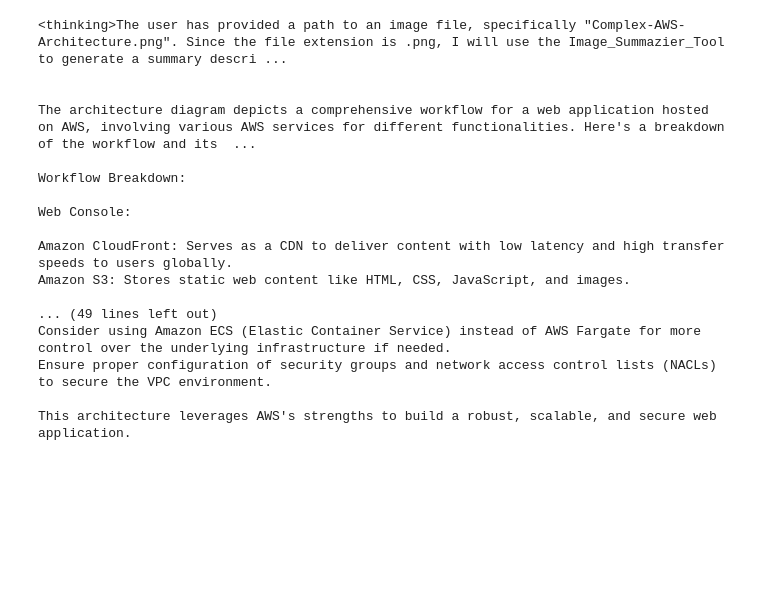
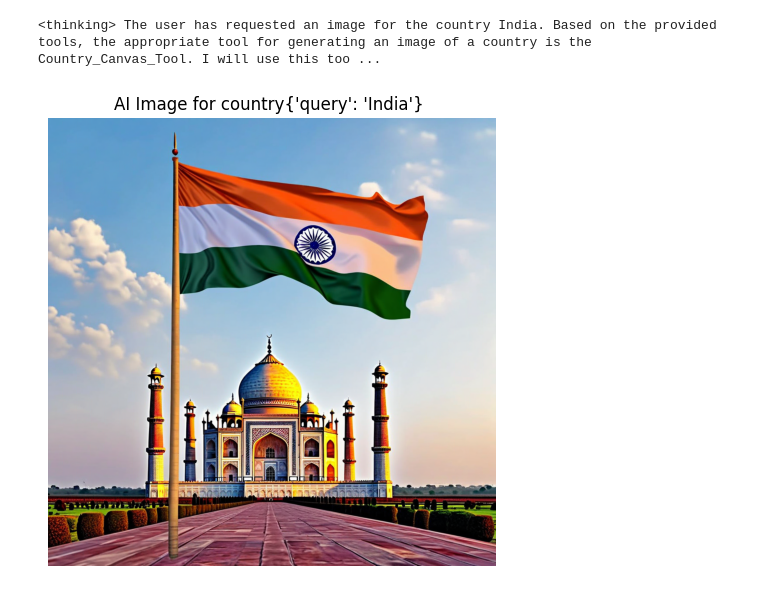
Before and after one commit to h-swathi-shenoy/aws-genai, a Jupyter notebook: AmazonNova/agents/coversational-agent.ipynb, the cells around one changed output. Saved outputs shown, nothing was run; the diff lists cells and outputs as text; code cells hidden in the pictures; blank space fills up the shorter version.

Commit message:
working code for calling tools in notebook

```diff
--- a/AmazonNova/agents/coversational-agent.ipynb
+++ b/AmazonNova/agents/coversational-agent.ipynb
@@ -11,39 +13,5 @@ bedrock_runtime_client = boto3.client("bedrock-runtime", region_name='us-east-1'
 # %%
 model_id_micro = "amazon.nova-micro-v1:0"
-# %%
-def document_summarizer(path:str):
-    '''
-    Tool to summarize a given document i.e. directly send the document to Bedrock without extracting the text in a document
-    '''
-    with open(path, "rb") as doc_file:
-        doc_bytes = doc_file.read()
-
-    doc_message = {
-    "role": "user",
-    "content": [
-        {
-            "document": {
-                "name": "document",
-                "format": "pdf",
-                "source": {
-                    "bytes": doc_bytes #no base64 encoding required!
-                }
-            }
-        },
-        { "text": "For a given document, give me the summary in the bulleted format. Summary generated should be formatted with markdown. Include images and tables as well in markdown" }
-    ]
-}
-    response = bedrock_runtime_client.converse(
-    modelId=model_id_micro,
-    messages=[doc_message],
-    inferenceConfig={
-        "maxTokens": 2000,
-        "temperature": 0
-    },
-)
-    response_text = response['output']['message']['content'][0]['text']
-    print(response_text)
-    return
 # %%
 SYSTEM_PROMPT = """
 You are an helpful AI assistant that provides for user-specified query using only
@@ -86,6 +49,15 @@ initial_message = {
     ],
 }
 conversation.append(initial_message)
+# %%
+conversation = []
+initial_message = {
+    "role": "user",
+    "content": [
+        { "text": "Generate image for country india" }
+    ],
+}
+conversation.append(initial_message)
 # %%
 #
 # Step 5: Send the message with the tool config and system prompt
@@ -171,52 +143,37 @@ for content_block in response_content_blocks:
             }
         })
 
-      elif tool_use_name == 'Canvas_Tool':
+      elif tool_use_name == 'Country_Canvas_Tool':
         country_canvas(tool_use_block['input'])
 
         ## for follow up queries
         follow_up_content_blocks.append({
             "toolResult": {
                 "toolUseId": tool_use_block['toolUseId'],
                 "content": [
                     {
                         "json": {
                             "result": tool_result_value
                         }
                     }
                 ]
             }
         })
 
       # Handle unknown tools
       else:
         follow_up_content_blocks.append({
           "toolResult": {
             "toolUseId": tool_use_block['toolUseId'],
             "content": [
                 {
                     "text": "unknown tool" + tool_use_name
 
                 }
             ],
             "status": "error"
           }
         })
 # %% [output]
-<thinking>The user has provided a path to an image file, specifically "Complex-AWS-Architecture.png". Since the file extension is .png, I will use the Image_Summazier_Tool to generate a summary descri ...
-
-
-The architecture diagram depicts a comprehensive workflow for a web application hosted on AWS, involving various AWS services for different functionalities. Here's a breakdown of the workflow and its  ...
-
-Workflow Breakdown:
-
-Web Console:
-
-Amazon CloudFront: Serves as a CDN to deliver content with low latency and high transfer speeds to users globally.
-Amazon S3: Stores static web content like HTML, CSS, JavaScript, and images.
-
-... (49 lines left out)
-Consider using Amazon ECS (Elastic Container Service) instead of AWS Fargate for more control over the underlying infrastructure if needed.
-Ensure proper configuration of security groups and network access control lists (NACLs) to secure the VPC environment.
-
-This architecture leverages AWS's strengths to build a robust, scalable, and secure web application.
+<thinking> The user has requested an image for the country India. Based on the provided tools, the appropriate tool for generating an image of a country is the Country_Canvas_Tool. I will use this too ...
+[figure, added]
```
Also changed, not shown: parts of 5 cells of this notebook, 1 other file.
